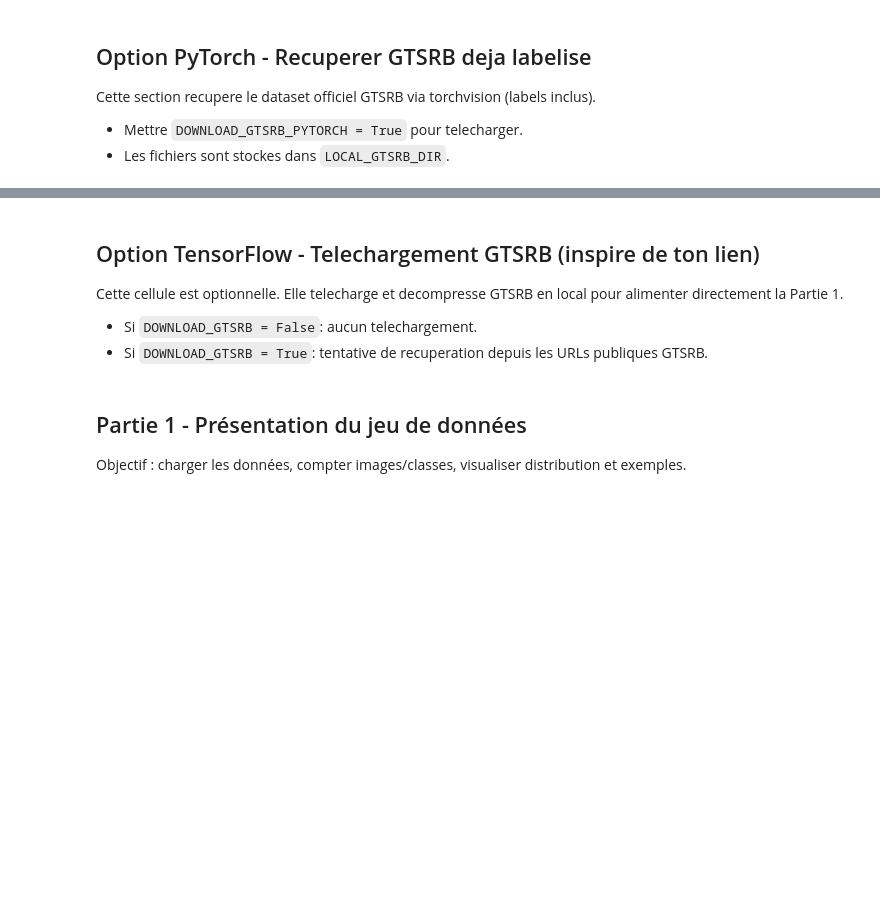
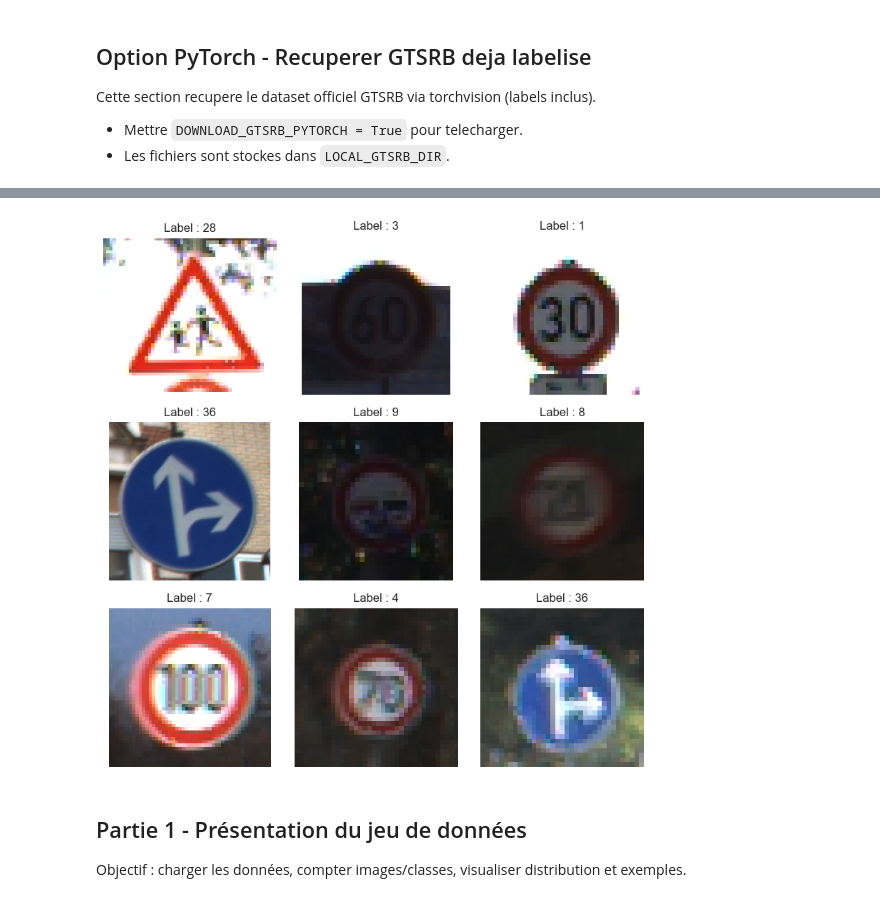
Before and after one commit to anasdtp/Traitement_Image, a Jupyter notebook: Projet/Projet_panneaux_functionnel.ipynb, the cells around one changed output, grey strips where cells are left out. Cells and saved outputs as stored; diff of their text form; code cells hidden in the pictures; blank space fills up the shorter version.

Commit message:
Change of the signature analysis and add of the training model 3

```diff
--- a/Projet/Projet_panneaux_functionnel.ipynb
+++ b/Projet/Projet_panneaux_functionnel.ipynb
@@ -168,6 +116,0 @@ Telechargement GTSRB desactive (DOWNLOAD_GTSRB=False).
-# %% [markdown]
-## Option TensorFlow - Telechargement GTSRB (inspire de ton lien)
-
-Cette cellule est optionnelle. Elle telecharge et decompresse GTSRB en local pour alimenter directement la Partie 1.
-- Si `DOWNLOAD_GTSRB = False`: aucun telechargement.
-- Si `DOWNLOAD_GTSRB = True`: tentative de recuperation depuis les URLs publiques GTSRB.
@@ -174,3 +119,48 @@ Cette cellule est optionnelle. Elle telecharge et decompresse GTSRB en local pou
+# %%
+from torchvision.datasets import GTSRB
+
+import matplotlib.pyplot as plt
+from torchvision import transforms
+from torch.utils.data import DataLoader, random_split
+
+# Transformations pour le CNN
+transform = transforms.Compose([
+    transforms.Resize((32, 32)),
+    transforms.ToTensor()
+])
+
+
+train_dataset = GTSRB(
+    root="data",
+    split="train",
+    download=True
+)
+
+
+test_dataset = GTSRB(
+    root="data",
+    split="test",
+    download=True,
+    transform=transform
+)
+image, label = train_dataset[4]
+
+image_np = np.array(image)
+
+fig, axes = plt.subplots(3, 3, figsize=(8, 8))
+
+for ax in axes.flat:
+    idx = random.randint(0, len(train_dataset) - 1)
+    image, label = train_dataset[idx]
+
+    ax.imshow(image)
+    ax.set_title(f"Label : {label}")
+    ax.axis("off")
+
+plt.tight_layout()
+plt.show()
+# %% [output]
+[figure, added]
 # %% [markdown]
 ## Partie 1 - Présentation du jeu de données
 
```
Also changed, not shown: parts of 10 cells of this notebook, 1 other file.
